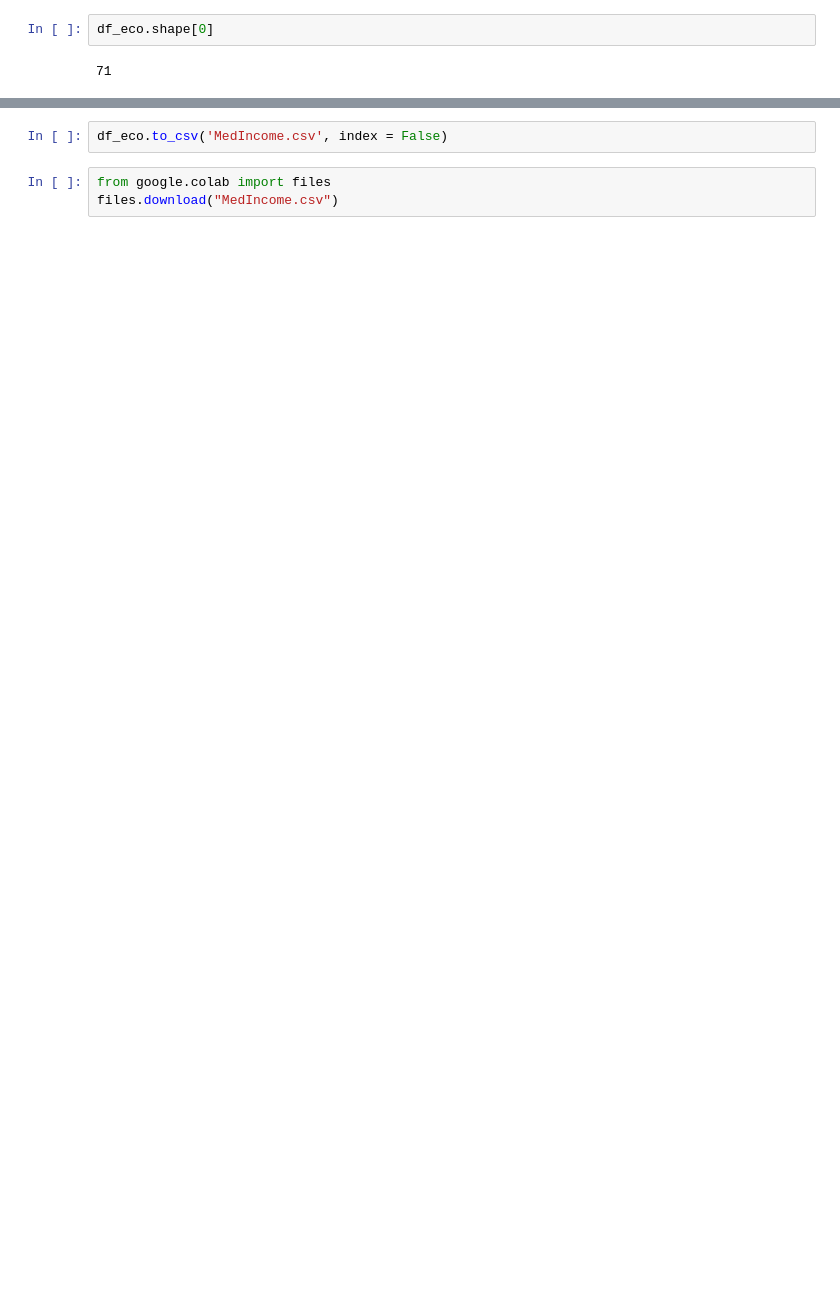
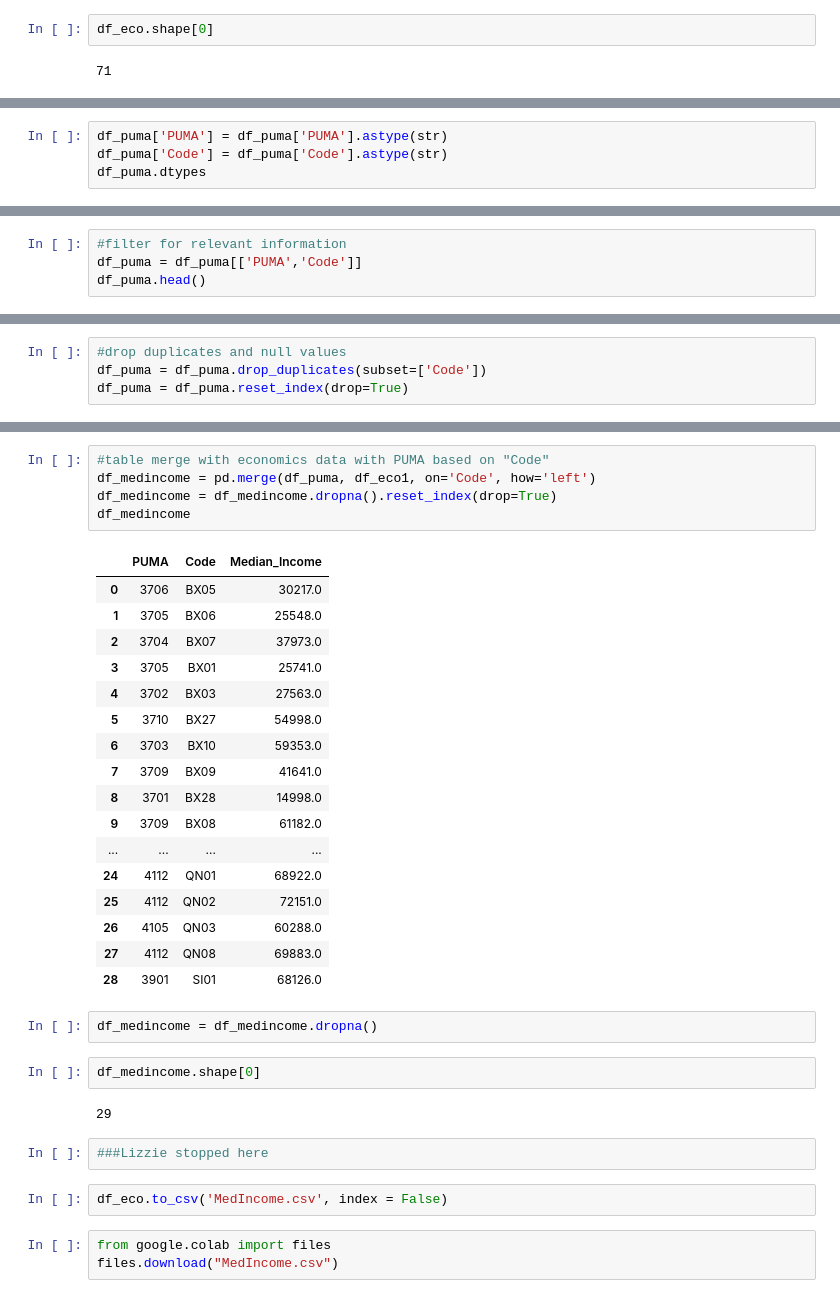
Before and after one commit to kirthi-b/QoL_NYC_Children, a Jupyter notebook: Economic/Data/Economic.ipynb, the cells around one changed output, grey strips where cells are left out. Cells and saved outputs as stored; diff of their text form; blank space fills up the shorter version.

```diff
--- a/Economic/Data/Economic.ipynb
+++ b/Economic/Data/Economic.ipynb
@@ -46,0 +109,4 @@ df_eco.shape[0]
+# %%
+df_puma['PUMA'] = df_puma['PUMA'].astype(str)
+df_puma['Code'] = df_puma['Code'].astype(str)
+df_puma.dtypes
@@ -46,0 +122,4 @@ df_eco.shape[0]
+# %%
+#filter for relevant information
+df_puma = df_puma[['PUMA','Code']]
+df_puma.head()
@@ -46,0 +133,4 @@ df_eco.shape[0]
+# %%
+#drop duplicates and null values
+df_puma = df_puma.drop_duplicates(subset=['Code'])
+df_puma = df_puma.reset_index(drop=True)
@@ -47,3 +153,34 @@ df_eco.shape[0]
+# %%
+#table merge with economics data with PUMA based on "Code"
+df_medincome = pd.merge(df_puma, df_eco1, on='Code', how='left')
+df_medincome = df_medincome.dropna().reset_index(drop=True)
+df_medincome
+# %% [output]
+|  | PUMA | Code | Median_Income |
+| 0 | 3706 | BX05 | 30217.0 |
+| 1 | 3705 | BX06 | 25548.0 |
+| 2 | 3704 | BX07 | 37973.0 |
+| 3 | 3705 | BX01 | 25741.0 |
+| 4 | 3702 | BX03 | 27563.0 |
+| 5 | 3710 | BX27 | 54998.0 |
+| 6 | 3703 | BX10 | 59353.0 |
+| 7 | 3709 | BX09 | 41641.0 |
+| 8 | 3701 | BX28 | 14998.0 |
+| 9 | 3709 | BX08 | 61182.0 |
+| ... | ... | ... | ... |
+| 24 | 4112 | QN01 | 68922.0 |
+| 25 | 4112 | QN02 | 72151.0 |
+| 26 | 4105 | QN03 | 60288.0 |
+| 27 | 4112 | QN08 | 69883.0 |
+| 28 | 3901 | SI01 | 68126.0 |
+# %%
+df_medincome = df_medincome.dropna()
+# %%
+df_medincome.shape[0]
+# %% [output]
+29
+# %%
+###Lizzie stopped here
 # %%
 df_eco.to_csv('MedIncome.csv', index = False)
 # %%
```
Also changed, not shown: parts of 13 cells of this notebook, 19 other files.
